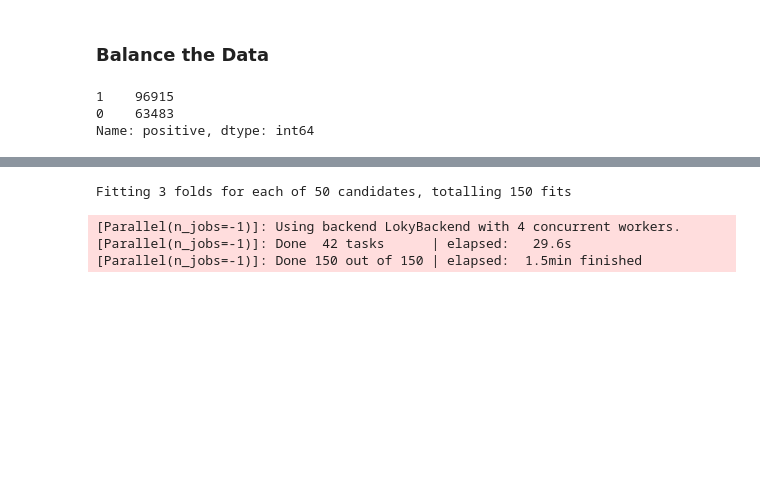
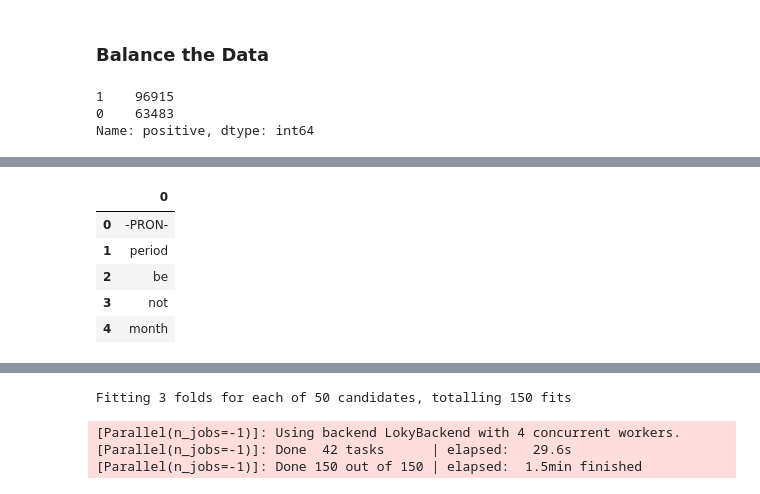
Before and after one commit to tcbriggs981/Prescription-Drugs, a Jupyter notebook: Unit 04 Capstone.ipynb, the cells around one changed output, grey strips where cells are left out. Drawn from its saved outputs; the diff is of its cells as text; code cells hidden in the pictures; blank space fills up the shorter version.

```diff
--- a/Unit 04 Capstone.ipynb
+++ b/Unit 04 Capstone.ipynb
@@ -326,0 +370,56 @@ not_pos_doc4 = nlp(not_pos_doc4)
+# %%
+nlp = spacy.load('en')
+from collections import Counter
+# Utility function to create a list of the 200 most common words.
+def bag_of_words(text):
+
+    # Filter out punctuation and stop words.
+    allwords = [token.lemma_
+                for token in text
+                if not token.is_punct
+                and not token.is_stop]
+
+    # Return the most common words.
+    return [item[0] for item in Counter(allwords).most_common(300)]
+
+common_words = pd.DataFrame()
+nlp.max_length = 1500000
+
+for i in conditions.index:
+    doc = ' '.join(drugs.review.loc[drugs.condition==i][0:2500].astype(str))
+    doc = nlp(doc)
+    words = bag_of_words(doc)
+    common_words = common_words.append(words)
+
+#common_words = set(common_words)
+
+common_words.head()
+
+#doc1 = ' '.join(drugs.review.loc[drugs.rating==1][0:2500].astype(str))
+#doc2 = ' '.join(drugs.review.loc[drugs.rating==2][0:2500].astype(str))
+#doc3 = ' '.join(drugs.review.loc[drugs.rating==3][0:2500].astype(str))
+#doc4 = ' '.join(drugs.review.loc[drugs.rating==4][0:2500].astype(str))
+#doc5 = ' '.join(drugs.review.loc[drugs.rating==5][0:2500].astype(str))
+#doc6 = ' '.join(drugs.review.loc[drugs.rating==6][0:2500].astype(str))
+#doc7 = ' '.join(drugs.review.loc[drugs.rating==7][0:2500].astype(str))
+#doc8 = ' '.join(drugs.review.loc[drugs.rating==8][0:2500].astype(str))
+#doc9 = ' '.join(drugs.review.loc[drugs.rating==9][0:2500].astype(str))
+#doc10 = ' '.join(drugs.review.loc[drugs.rating==10][0:2500].astype(str))
+#nlp.max_length = 1500000
+#doc1 = nlp(doc1)
+##doc2 = nlp(doc2)
+#doc3 = nlp(doc3)
+#doc4 = nlp(doc4)
+#doc5 = nlp(doc5)
+#doc6 = nlp(doc6)
+#doc7 = nlp(doc7)
+#doc8 = nlp(doc8)
+#doc9 = nlp(doc9)
+#doc10 = nlp(doc10)
+# %% [output]
+|  | 0 |
+| 0 | -PRON- |
+| 1 | period |
+| 2 | be |
+| 3 | not |
+| 4 | month |
```
Also changed, not shown: parts of 60 cells of this notebook.
